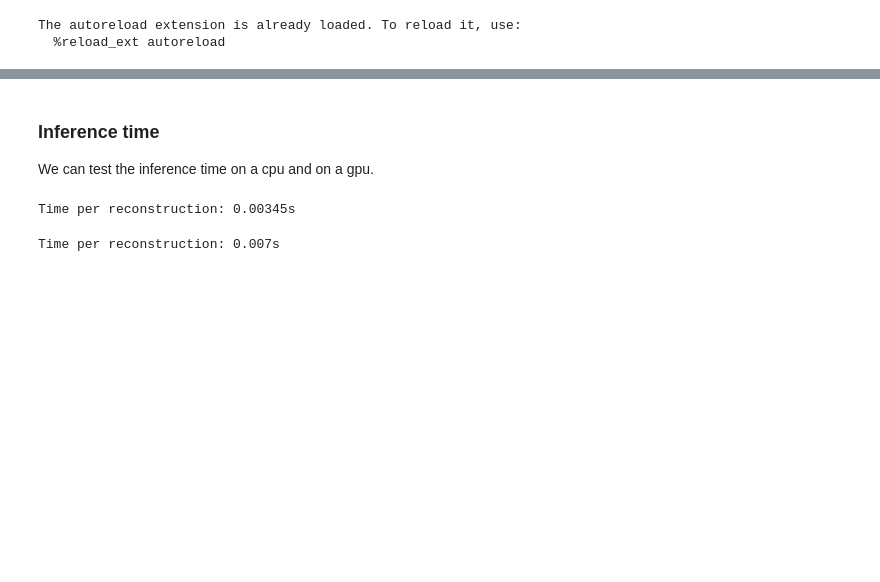
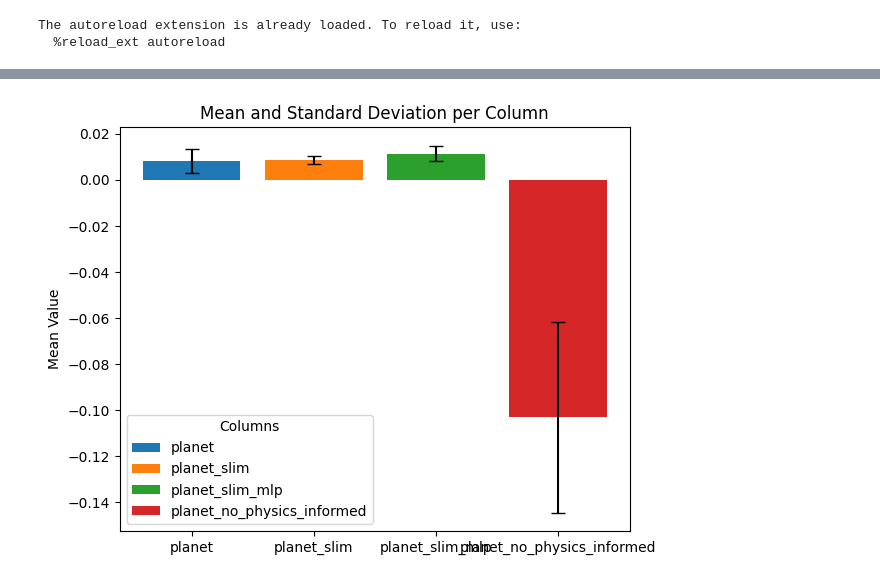
Before and after one commit to matteobonotto/planet-equil, a Jupyter notebook: notebooks/4_compare_models.ipynb, the cells around one changed output, grey strips where cells are left out. Cells and saved outputs as stored; diff of their text form; code cells hidden in the pictures; blank space fills up the shorter version.

```diff
--- a/notebooks/4_compare_models.ipynb
+++ b/notebooks/4_compare_models.ipynb
@@ -421,35 +138,28 @@ contourf(
-# %% [markdown]
-### Inference time
-We can test the inference time on a cpu and on a gpu.
-# %%
-N_test = 1000
-
-t_start = time()
-for _ in range(N_test):
-    flux = planet(**planet_inputs)
-t_end = time() - t_start
-
-print(f"Time per reconstruction: {t_end/N_test:3.3}s")
-# %% [output]
-Time per reconstruction: 0.00345s
-# %%
-if torch.cuda.is_available():
-    device = torch.device('cuda')
-elif torch.backends.mps.is_available():
-    device = torch.device('mps')
-else:
-    device = torch.device('cpu')
-
-planet.model = planet.model.to(device)
-planet.device = device
-
-N_test = 1000
-
-t_start = time()
-for _ in range(N_test):
-    flux = planet(**planet_inputs)
-t_end = time() - t_start
-
-print(f"Time per reconstruction: {t_end/N_test:3.3}s")
-# %% [output]
-Time per reconstruction: 0.007s
+# %%
+import matplotlib.pyplot as plt
+import matplotlib.cm as cm
+
+def barplot(df: pd.DataFrame):
+    means = df.mean()
+    stds = df.std()
+    num_cols = means.shape[0]
+
+    cmap = cm.get_cmap('tab10' if num_cols <= 10 else 'tab20')
+    colors = [cmap(i % cmap.N) for i in range(num_cols)]
+
+    # Plot
+    fig, ax = plt.subplots()
+    bars = ax.bar(df.columns, means, yerr=stds, capsize=5, color=colors)
+
+    # Add legend (one entry per bar/column)
+    ax.legend(bars, df.columns, title="Columns")
+
+    # Add labels
+    ax.set_ylabel('Mean Value')
+    ax.set_title('Mean and Standard Deviation per Column')
+    plt.tight_layout()
+    plt.show()
+
+barplot(loss_gsope_df)
+# %% [output]
+[figure, added]
```
Also changed, not shown: parts of 26 cells of this notebook, 17 other files.
